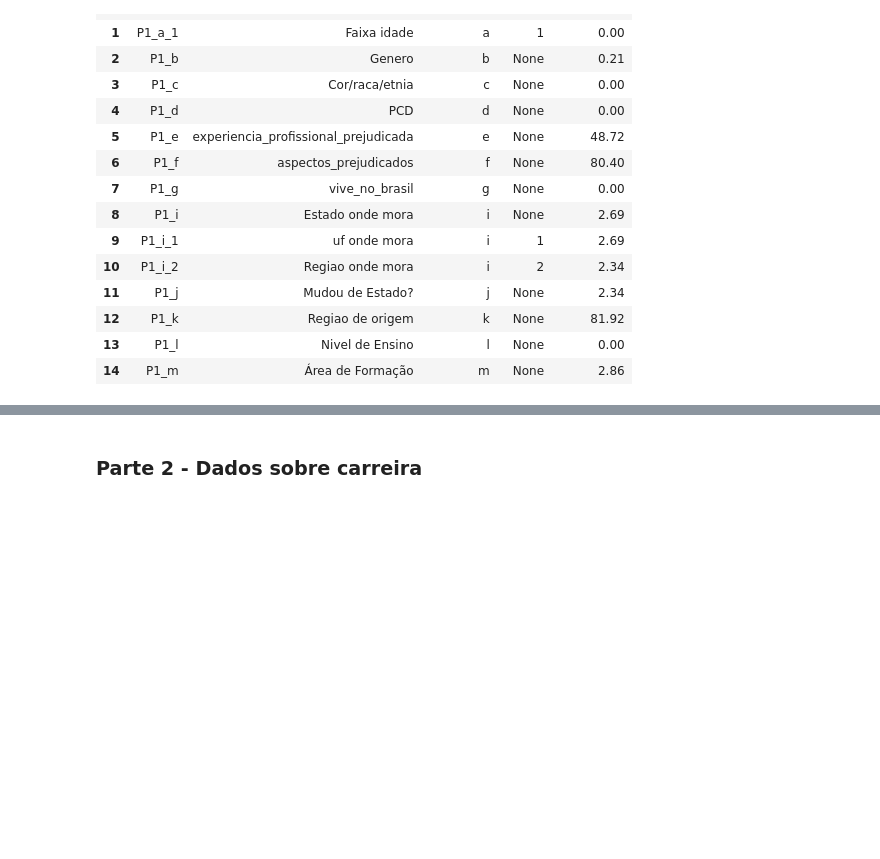
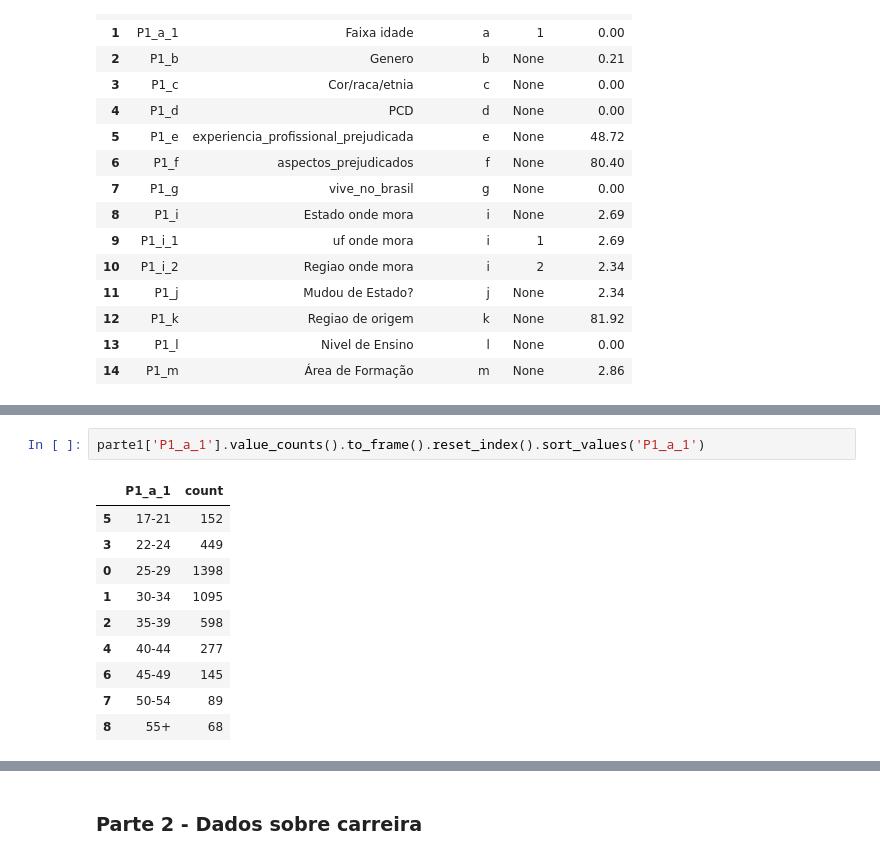
Before and after one commit to leticiafaria7/challenge-state-of-data, a Jupyter notebook: challenge-state-of-data.ipynb, the cells around one changed output, grey strips where cells are left out. Drawn from its saved outputs; the diff is of its cells as text; blank space fills up the shorter version.

```diff
--- a/challenge-state-of-data.ipynb
+++ b/challenge-state-of-data.ipynb
@@ -180,0 +183,13 @@ parte1.head()
+# %%
+parte1['P1_a_1'].value_counts().to_frame().reset_index().sort_values('P1_a_1')
+# %% [output]
+|  | P1_a_1 | count |
+| 5 | 17-21 | 152 |
+| 3 | 22-24 | 449 |
+| 0 | 25-29 | 1398 |
+| 1 | 30-34 | 1095 |
+| 2 | 35-39 | 598 |
+| 4 | 40-44 | 277 |
+| 6 | 45-49 | 145 |
+| 7 | 50-54 | 89 |
+| 8 | 55+ | 68 |
```
Also changed, not shown: parts of 4 cells of this notebook, 1 other file.
